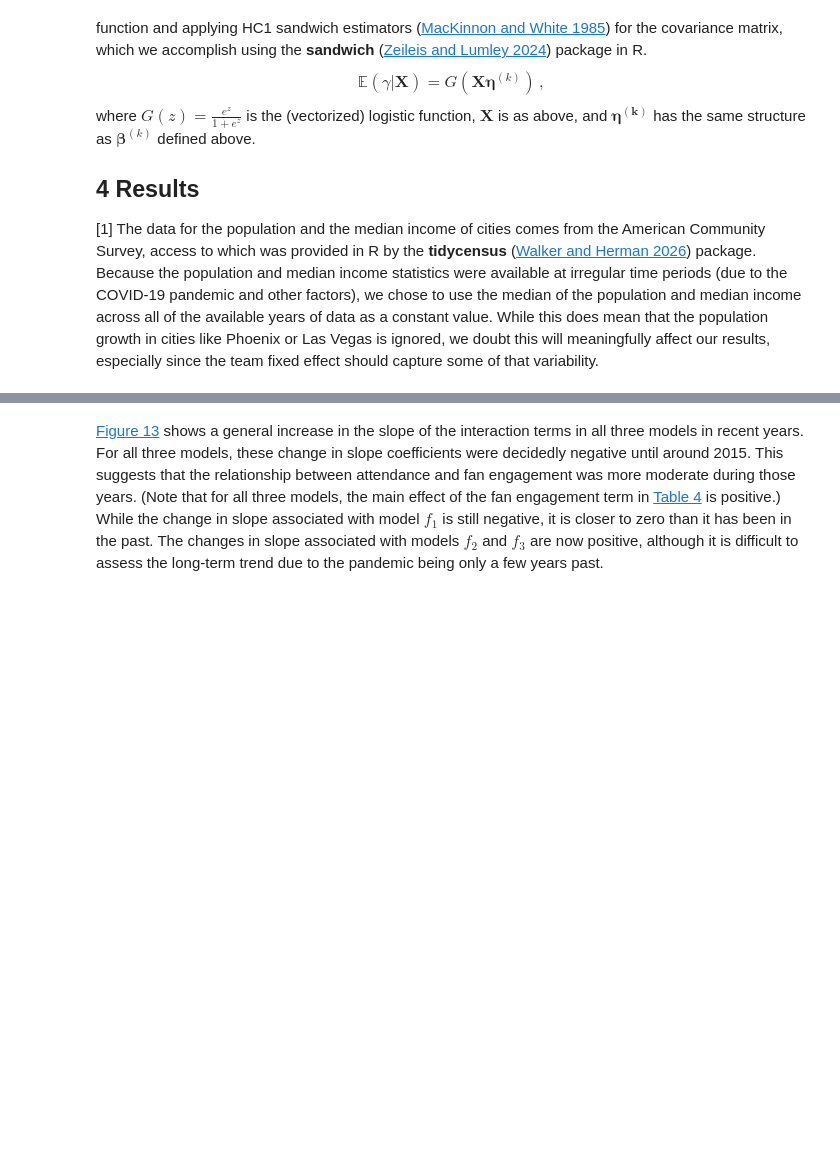
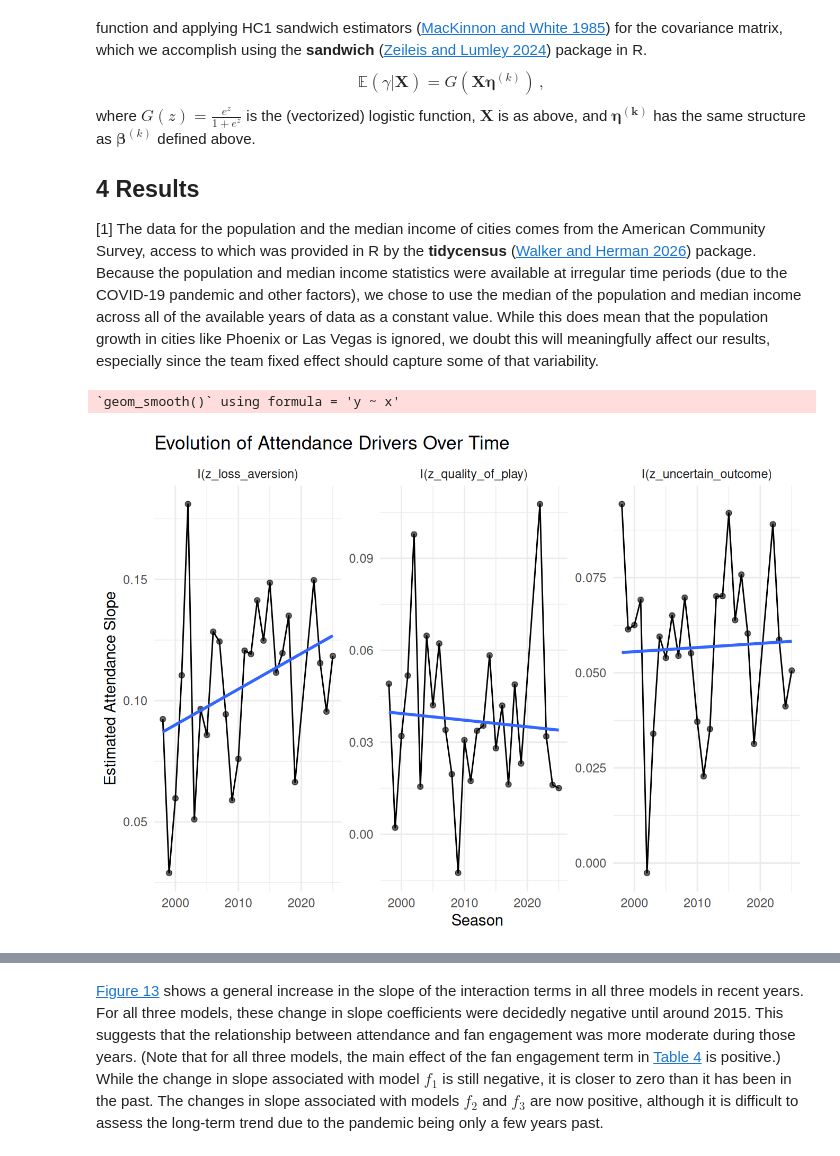
Before and after one commit to g-eastwood/wnbaattendance, a Jupyter notebook: index.out.ipynb, the cells around one changed output, grey strips where cells are left out. Drawn from its saved outputs; the diff is of its cells as text; code cells hidden in the pictures; blank space fills up the shorter version.

```diff
--- a/index.out.ipynb
+++ b/index.out.ipynb
@@ -383,8 +383,8 @@ f_control <- "factor(season_id) + factor(wday(game_date)) + factor(month(game_da
 f_exp <- c("(I(z_quality_of_play) + I(z_uncertain_outcome) + I(z_loss_aversion))")
 
 mod_df <- wnba_gl |>
-  filter(!season_id %in% c(2021), is_active) |>
-  filter_out(is.na(attendance))
+  filter(!season_id %in% c(2021), is_active) #|>
+#  filter_out(is.na(attendance))
 
 mod_attend <- f_exp |>
   map_chr(~paste("log(attendance + 1) ~ ", .x, "* factor(season_id) +", f_control)) |>
@@ -397,3 +429,20 @@ mod_attend <- f_exp |>
+# %%
+library(ggplot2)
+
+ggplot(slopes, aes(x = season, y = estimate)) +
+  geom_point(alpha = 0.6) +
+  geom_line() +
+  geom_smooth(method = "lm", se = FALSE) +
+  facet_wrap(~ variable, scales = "free_y") +
+  theme_minimal() +
+  labs(
+    x = "Season",
+    y = "Estimated Attendance Slope",
+    title = "Evolution of Attendance Drivers Over Time"
+  )
+# %% [output]
+`geom_smooth()` using formula = 'y ~ x'
+[figure, added]
 # %%
 mod_coates <- lm(log(attendance) ~ elo_home_pregame + elo_away_pregame + I(elo_home_pregame^2) * I(elo_away_pregame^2) + factor(season_id) + factor(wday(game_date)) + factor(month(game_date)) + factor(arena) + median_income + median_pop + is_cc + is_aw, data = mod_df)
 summary(mod_coates)
```
Also changed, not shown: parts of 12 cells of this notebook, 38 other files.
